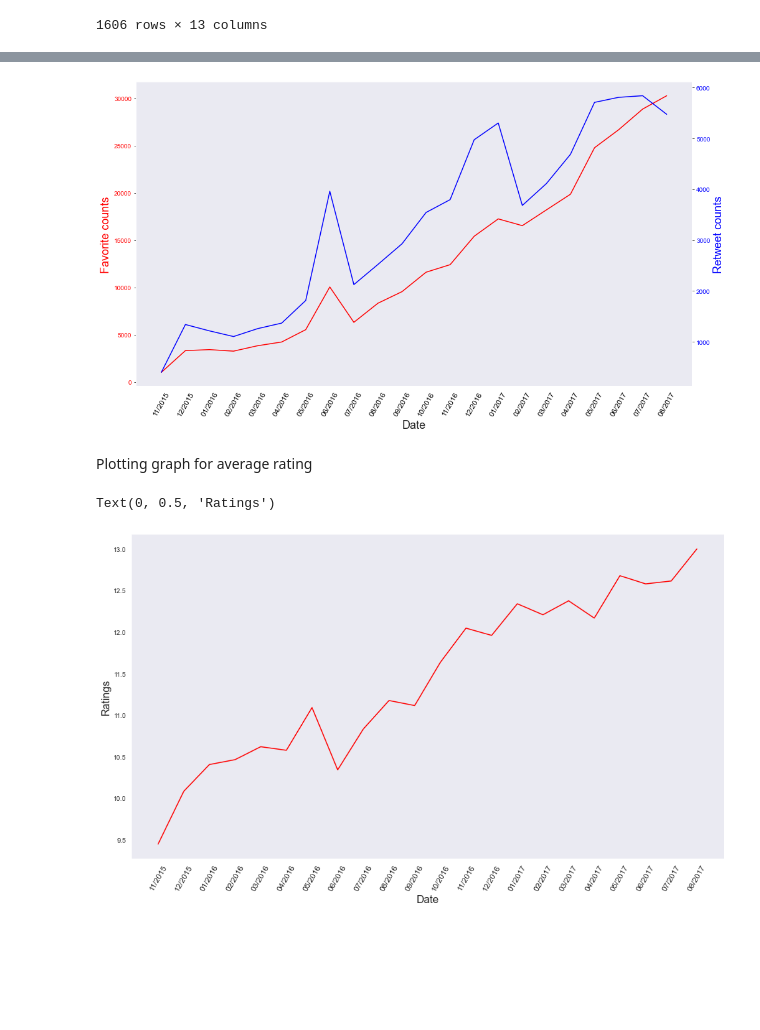
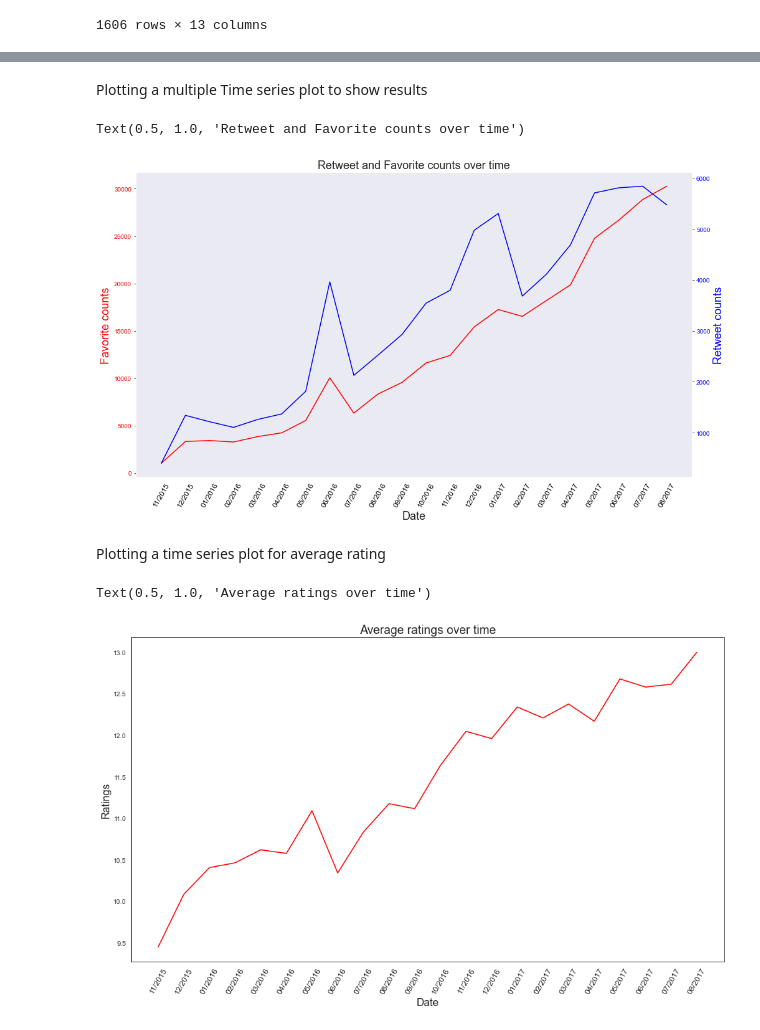
Before and after one commit to Tobi-David/Analyse-welovedogs-twitter-posts, a Jupyter notebook: wrangle_act.ipynb, the cells around one changed output, grey strips where cells are left out. Drawn from its saved outputs; the diff is of its cells as text; code cells hidden in the pictures; blank space fills up the shorter version.

```diff
--- a/wrangle_act.ipynb
+++ b/wrangle_act.ipynb
@@ -998,42 +998,50 @@ months
 | 19 | 2017-06-30 00:00:00+00:00 | 8.754882e+17 | 12.578947 | 10.0 | 26664.105263 | 5807.184211 | ... |
 | 20 | 2017-07-31 00:00:00+00:00 | 8.867689e+17 | 12.613636 | 10.0 | 28852.886364 | 5839.045455 | ... |
 | 21 | 2017-08-31 00:00:00+00:00 | 8.921774e+17 | 13.000000 | 10.0 | 30266.000000 | 5473.000000 | ... |
+# %% [markdown]
+Plotting a multiple Time series plot to show results
 # %%
 x = months['timestamp'].dt.strftime('%m/%Y')
 y1 = months['favorite_count']
 y2 = months['retweet_count']
 
 sns.set_style(style='dark')
 
 # Plot Line1 (Left Y Axis)
 fig, ax1 = plt.subplots(1,1,figsize=(16,9))
 ax1.plot(x, y1, color='red')
 
 ax1.set_xlabel('Date',fontsize = 18)
 ax1.set_xticklabels(x,rotation= 60,fontdict={'fontsize':12},color='black')
 ax1.set_ylabel('Favorite counts',fontsize = 18,color = 'red')
 ax1.tick_params(axis ='y',labelcolor = 'red')
 
 # Plot Line2 (Right Y Axis)
 ax2 = ax1.twinx()
 ax2.plot(x, y2, color='blue')
 
 ax2.set_ylabel('Retweet counts',fontsize = 18,color = 'blue')
 ax2.tick_params(axis ='y',labelcolor = 'blue')
+
+plt.title('Retweet and Favorite counts over time', fontsize= 18)
 # %% [output]
+Text(0.5, 1.0, 'Retweet and Favorite counts over time')
-[figure, old version]
+[figure, new version]
 # %% [markdown]
-Plotting graph for average rating
+Plotting a time series plot for average rating
 # %%
 x = months['timestamp'].dt.strftime('%m/%Y')
-y = months['rating_numerator']
+y3 = months['rating_numerator']
 
+sns.set_style(style ='white')
 
 fig, ax = plt.subplots(1,1,figsize=(16,9))
-ax.plot(x, y, color='red')
+ax.plot(x, y3, color='red')
 ax.set_xlabel('Date',fontsize= 16)
 ax.set_xticklabels(x,rotation= 60,fontdict={'fontsize':12})
 ax.set_ylabel('Ratings',fontsize = 16)
+
+plt.title('Average ratings over time', fontsize= 18)
 # %% [output]
-Text(0, 0.5, 'Ratings')
+Text(0.5, 1.0, 'Average ratings over time')
-[figure, old version]
+[figure, new version]
```
Also changed, not shown: parts of 10 cells of this notebook.
